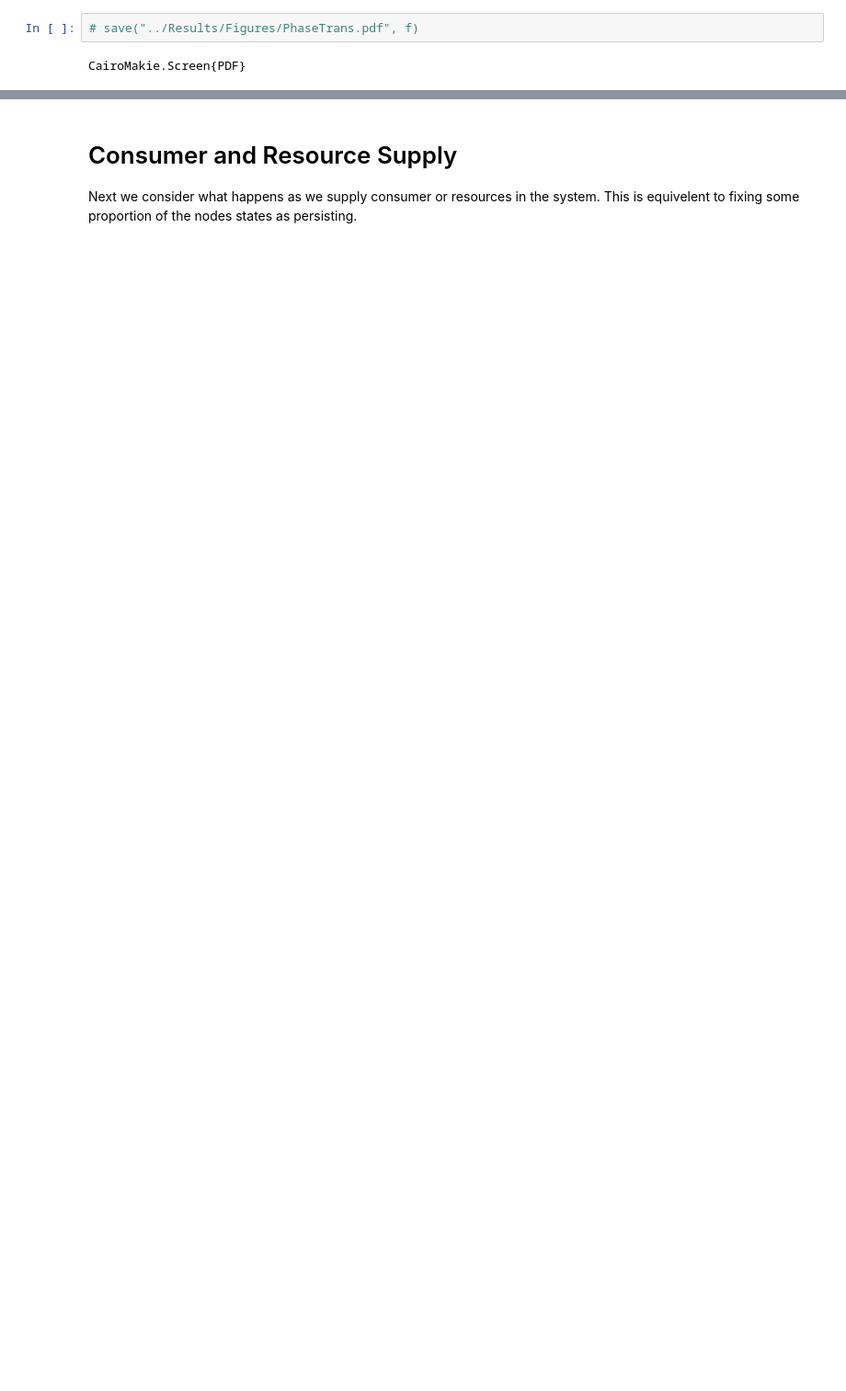
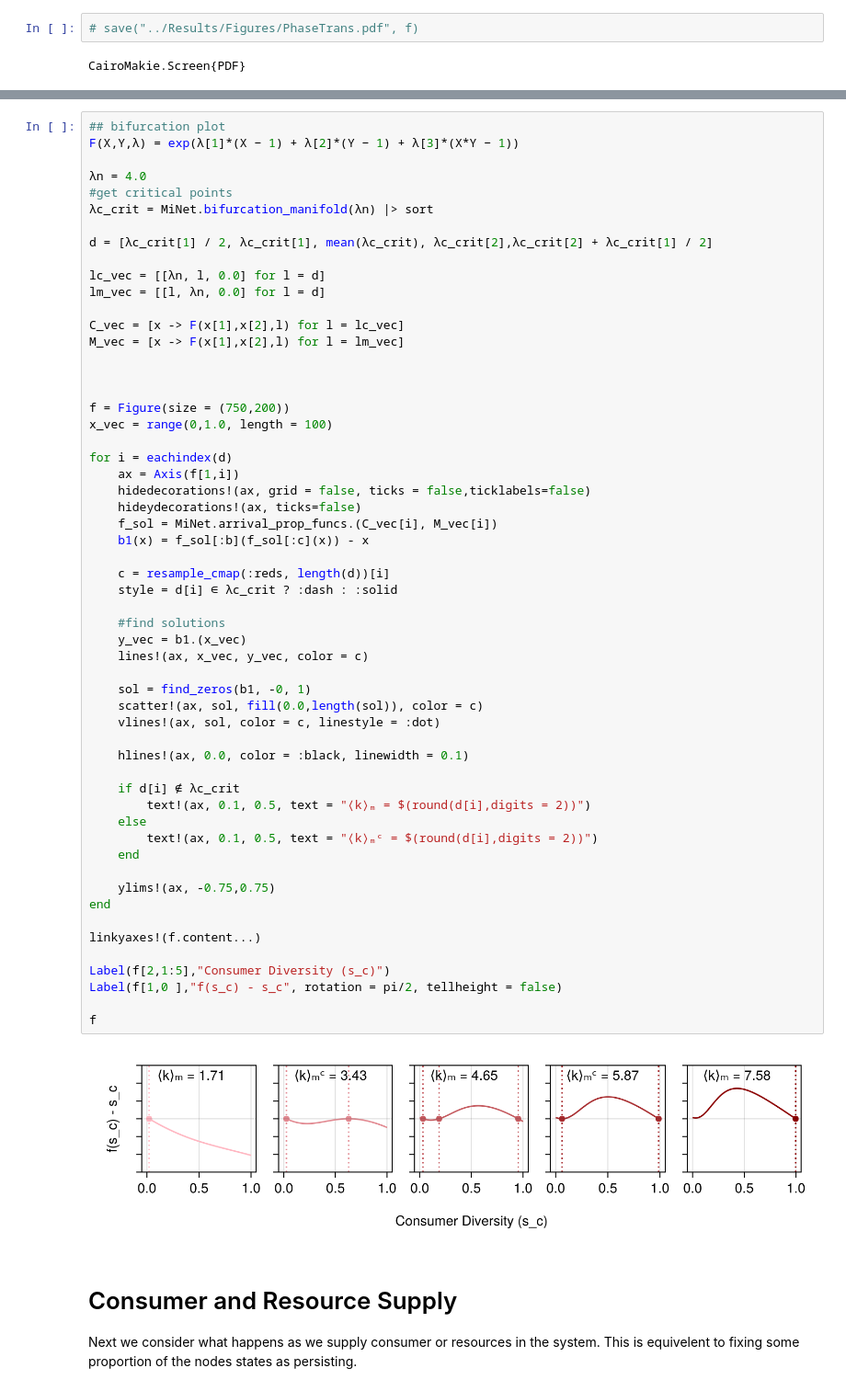
Before and after one commit to CleggTom/MiNet, a Jupyter notebook: Notebooks/Main.ipynb, the cells around one changed output, grey strips where cells are left out. Shown at 92% size. Cells and saved outputs as stored; diff of their text form; blank space fills up the shorter version.

```diff
--- a/Notebooks/Main.ipynb
+++ b/Notebooks/Main.ipynb
@@ -307,3 +240,61 @@ Now looking at simulations across a gradient of network parameters
+# %%
+## bifurcation plot
+F(X,Y,λ) = exp(λ[1]*(X − 1) + λ[2]*(Y − 1) + λ[3]*(X*Y − 1))
+
+λn = 4.0
+#get critical points
+λc_crit = MiNet.bifurcation_manifold(λn) |> sort
+
+d = [λc_crit[1] / 2, λc_crit[1], mean(λc_crit), λc_crit[2],λc_crit[2] + λc_crit[1] / 2]
+
+lc_vec = [[λn, l, 0.0] for l = d]
+lm_vec = [[l, λn, 0.0] for l = d]
+
+C_vec = [x -> F(x[1],x[2],l) for l = lc_vec]
+M_vec = [x -> F(x[1],x[2],l) for l = lm_vec]
+
+
+
+f = Figure(size = (750,200))
+x_vec = range(0,1.0, length = 100)
+
+for i = eachindex(d)
+    ax = Axis(f[1,i])
+    hidedecorations!(ax, grid = false, ticks = false,ticklabels=false)
+    hideydecorations!(ax, ticks=false)
+    f_sol = MiNet.arrival_prop_funcs.(C_vec[i], M_vec[i])
+    b1(x) = f_sol[:b](f_sol[:c](x)) - x
+
+    c = resample_cmap(:reds, length(d))[i]
+    style = d[i] ∈ λc_crit ? :dash : :solid
+
+    #find solutions
+    y_vec = b1.(x_vec)
+    lines!(ax, x_vec, y_vec, color = c)
+
+    sol = find_zeros(b1, -0, 1)
+    scatter!(ax, sol, fill(0.0,length(sol)), color = c)
+    vlines!(ax, sol, color = c, linestyle = :dot)
+
+    hlines!(ax, 0.0, color = :black, linewidth = 0.1)
+
+    if d[i] ∉ λc_crit
+        text!(ax, 0.1, 0.5, text = "⟨k⟩ₘ = $(round(d[i],digits = 2))")
+    else
+        text!(ax, 0.1, 0.5, text = "⟨k⟩ₘᶜ = $(round(d[i],digits = 2))")
+    end
+
+    ylims!(ax, -0.75,0.75)
+end
+
+linkyaxes!(f.content...)
+
+Label(f[2,1:5],"Consumer Diversity (s_c)")
+Label(f[1,0 ],"f(s_c) - s_c", rotation = pi/2, tellheight = false)
+
+f
+# %% [output]
+[figure, added]
 # %% [markdown]
 # Consumer and Resource Supply
 
```
Also changed, not shown: parts of 76 cells of this notebook, 5 other files.
